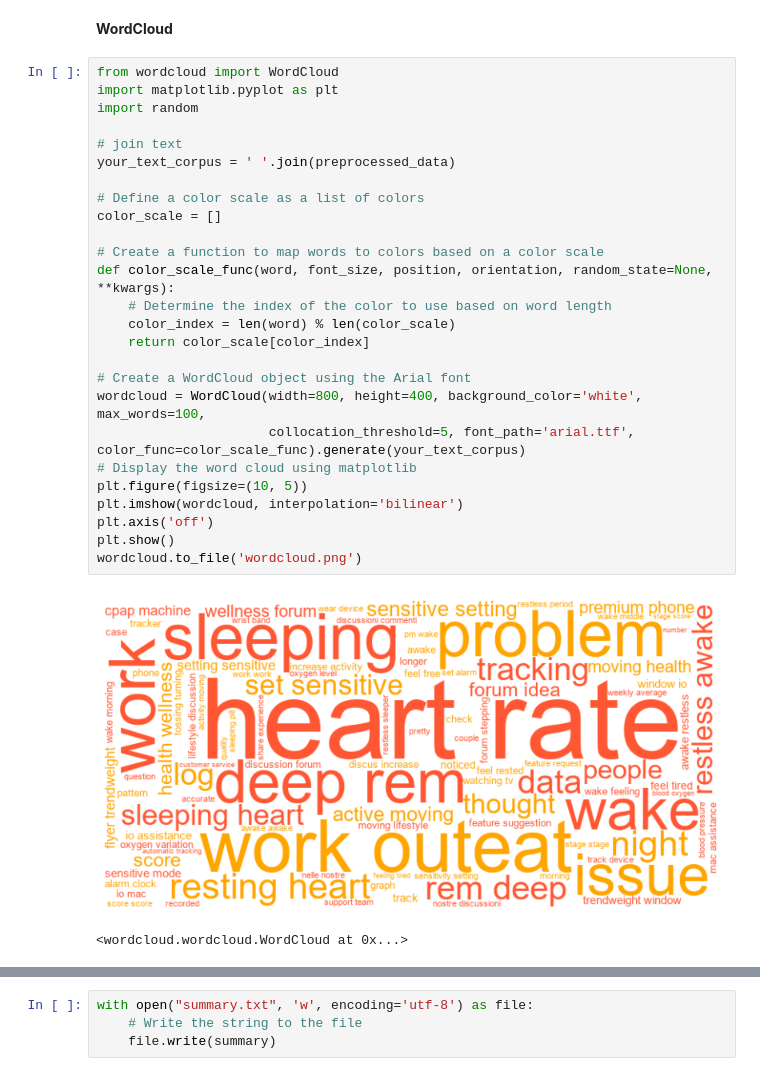
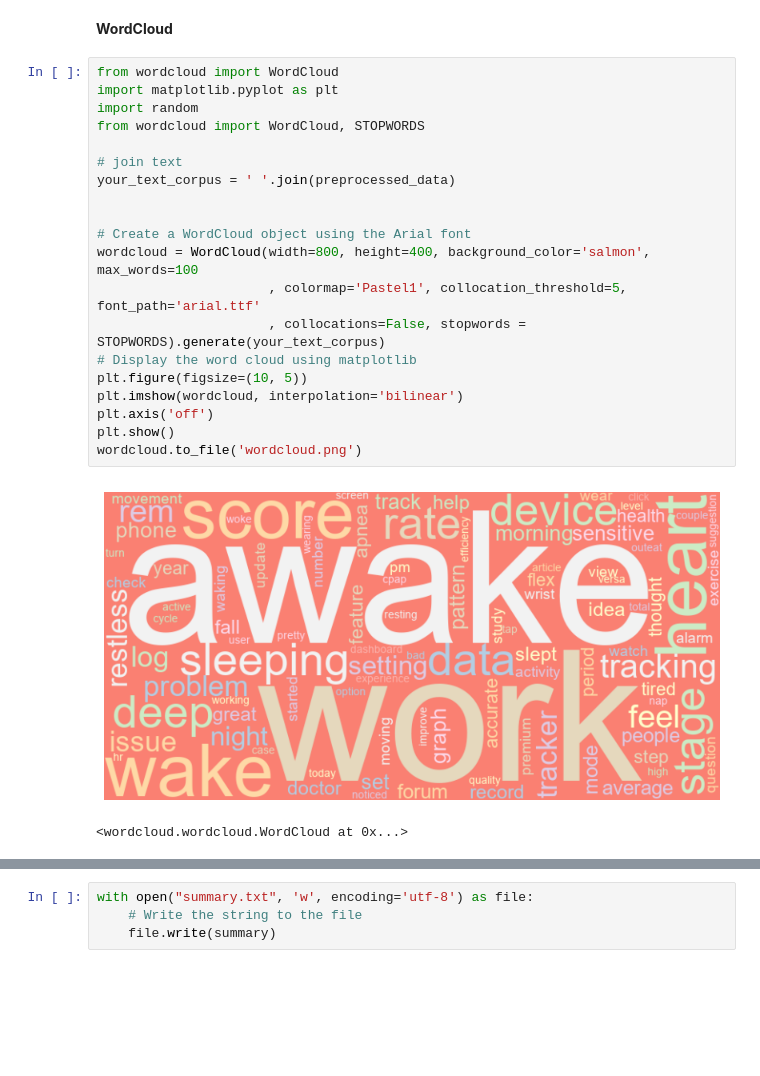
Before and after one commit to do46/GapTrendDemand, a Jupyter notebook: Textmining/Mining.ipynb, the cells around one changed output, grey strips where cells are left out. Saved outputs shown, nothing was run; the diff lists cells and outputs as text; blank space fills up the shorter version.

```diff
--- a/Textmining/Mining.ipynb
+++ b/Textmining/Mining.ipynb
@@ -71,31 +91,25 @@ sentiments
 # %%
 from wordcloud import WordCloud
 import matplotlib.pyplot as plt
 import random
+from wordcloud import WordCloud, STOPWORDS
 
 # join text
 your_text_corpus = ' '.join(preprocessed_data)
 
-# Define a color scale as a list of colors
-color_scale = []
-
-# Create a function to map words to colors based on a color scale
-def color_scale_func(word, font_size, position, orientation, random_state=None, **kwargs):
-    # Determine the index of the color to use based on word length
-    color_index = len(word) % len(color_scale)
-    return color_scale[color_index]
 
 # Create a WordCloud object using the Arial font
-wordcloud = WordCloud(width=800, height=400, background_color='white', max_words=100,
-                      collocation_threshold=5, font_path='arial.ttf', color_func=color_scale_func).generate(your_text_corpus)
+wordcloud = WordCloud(width=800, height=400, background_color='salmon', max_words=100
+                      , colormap='Pastel1', collocation_threshold=5, font_path='arial.ttf'
+                      , collocations=False, stopwords = STOPWORDS).generate(your_text_corpus)
 # Display the word cloud using matplotlib
 plt.figure(figsize=(10, 5))
 plt.imshow(wordcloud, interpolation='bilinear')
 plt.axis('off')
 plt.show()
 wordcloud.to_file('wordcloud.png')
 # %% [output]
-[figure, old version]
+[figure, new version]
 <wordcloud.wordcloud.WordCloud at 0x...>
 # %%
 import spacy
```
Also changed, not shown: parts of 11 cells of this notebook, 2 other files.
